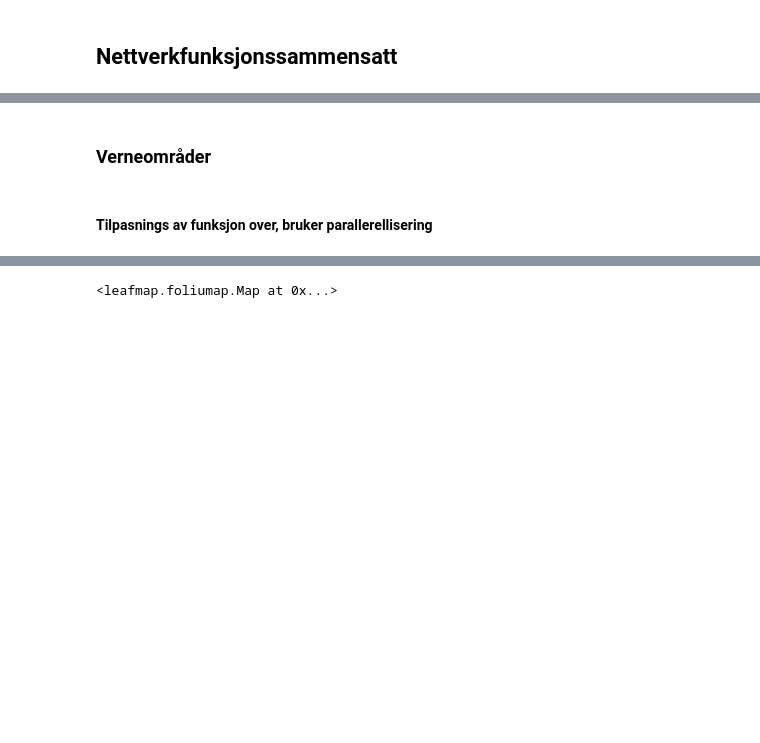
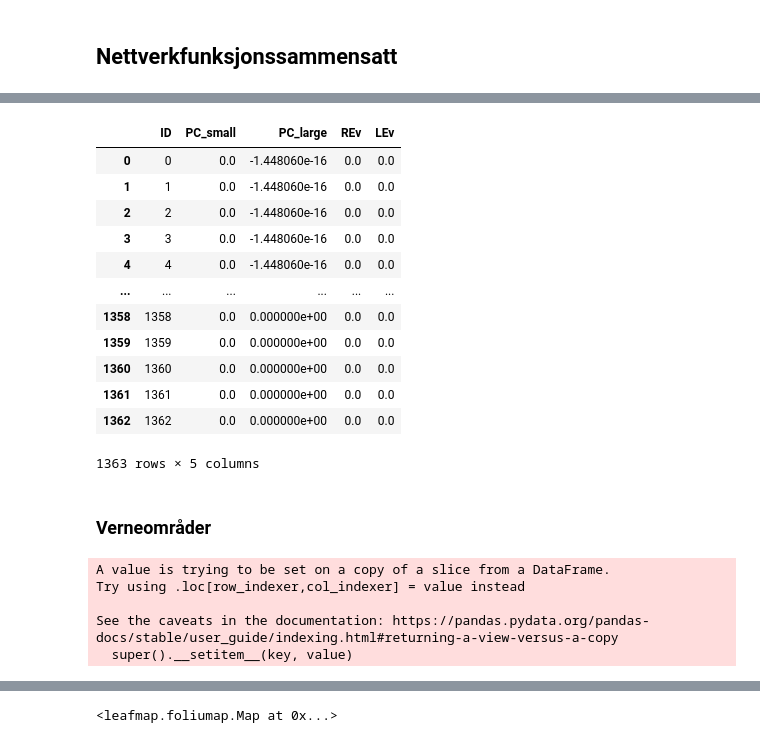
Before and after one commit to egowork/gis_tools, a Jupyter notebook: GIS_funksjoner.ipynb, the cells around one changed output, grey strips where cells are left out. Drawn from its saved outputs; the diff is of its cells as text; code cells hidden in the pictures; blank space fills up the shorter version.

Commit message:
gis funksjon rydding

```diff
--- a/GIS_funksjoner.ipynb
+++ b/GIS_funksjoner.ipynb
@@ -719,0 +619,2 @@ realizedDists_add = np.exp(-add_dists * decay_factor)
+# %%
+eig_sVO = EigenCentrality(geometry=skogVO)
@@ -720,3 +649,19 @@ realizedDists_add = np.exp(-add_dists * decay_factor)
+# %%
+eig_sVO
+# %% [output]
+|  | ID | PC_small | PC_large | REv | LEv |
+| 0 | 0 | 0.0 | -1.448060e-16 | 0.0 | 0.0 |
+| 1 | 1 | 0.0 | -1.448060e-16 | 0.0 | 0.0 |
+| 2 | 2 | 0.0 | -1.448060e-16 | 0.0 | 0.0 |
+| 3 | 3 | 0.0 | -1.448060e-16 | 0.0 | 0.0 |
+| 4 | 4 | 0.0 | -1.448060e-16 | 0.0 | 0.0 |
+| ... | ... | ... | ... | ... | ... |
+| 1358 | 1358 | 0.0 | 0.000000e+00 | 0.0 | 0.0 |
+| 1359 | 1359 | 0.0 | 0.000000e+00 | 0.0 | 0.0 |
+| 1360 | 1360 | 0.0 | 0.000000e+00 | 0.0 | 0.0 |
+| 1361 | 1361 | 0.0 | 0.000000e+00 | 0.0 | 0.0 |
+| 1362 | 1362 | 0.0 | 0.000000e+00 | 0.0 | 0.0 |
+1363 rows × 5 columns
 # %% [markdown]
 ### Verneområder
 # %%
@@ -727,5 +683,11 @@ skogFVO = FVO.loc[(FVO["verneform"]=="naturreservat") & (FVO["verneplan"].str.co
 # %%
-alts = calculate_landscapematrix_with_add(file_path_or_gdf=skogVO, file_path_add=skogFVO, decay_factor=1/1500)
+_,res = calculate_landscapematrix_with_add_par(file_path=skogVO, file_path_add=skogFVO, decay_factor=1/1500)
 #from scipy import stats
 #stats.describe(alts[1][:,1363])
+# %% [output]
+A value is trying to be set on a copy of a slice from a DataFrame.
+Try using .loc[row_indexer,col_indexer] = value instead
+
+See the caveats in the documentation: https://pandas.pydata.org/pandas-docs/stable/user_guide/indexing.html#returning-a-view-versus-a-copy
+  super().__setitem__(key, value)
 # %%
@@ -740,2 +701,0 @@ skogFVO["mcValue"]=[float(i) for i in res[1:]]# subsetter vekk først element da
-# %% [markdown]
-#### Tilpasnings av funksjon over, bruker parallerellisering
```
Also changed, not shown: parts of 22 cells of this notebook, 1 other file.
